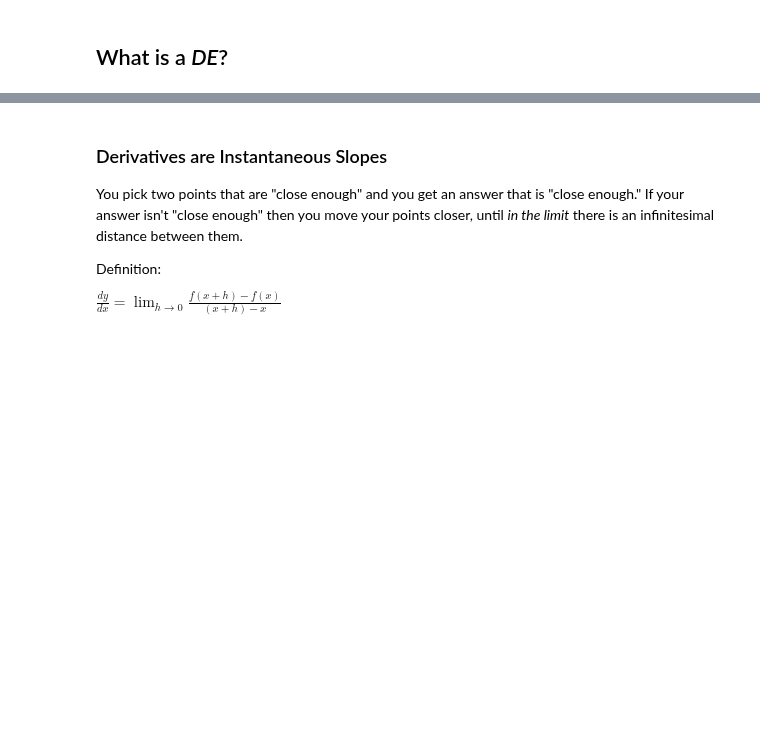
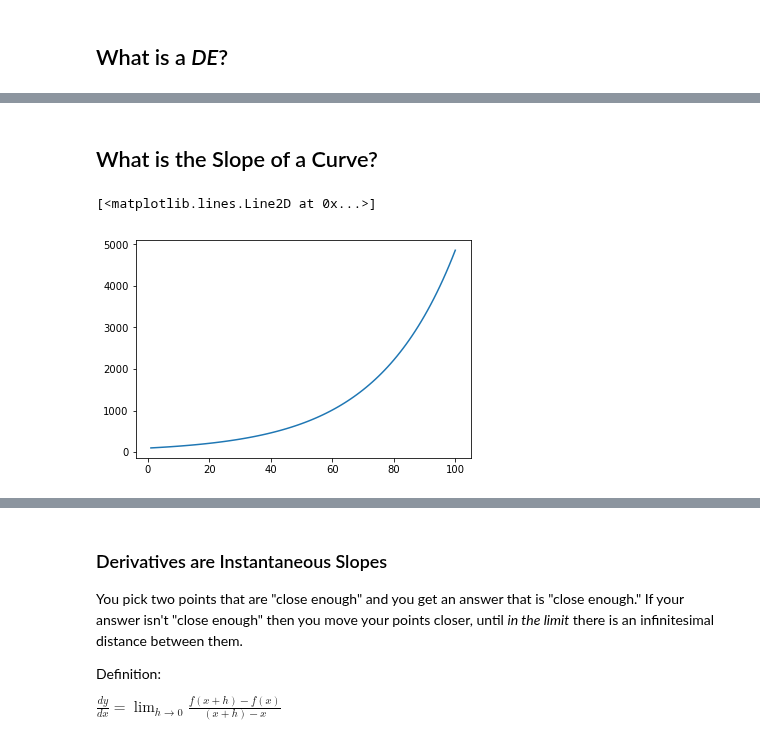
Before and after one commit to brittAnderson/compNeuroIntro420, a Jupyter notebook: notebooks/DE_Spikes/DEIntro.ipynb, the cells around one changed output, grey strips where cells are left out. Cells and saved outputs as stored; diff of their text form; code cells hidden in the pictures; blank space fills up the shorter version.

```diff
--- a/notebooks/DE_Spikes/DEIntro.ipynb
+++ b/notebooks/DE_Spikes/DEIntro.ipynb
@@ -16,0 +70,12 @@ $f'(x)$
+# %% [markdown]
+## What is the Slope of a Curve?
+# %%
+p = [100]
+r = 0.04
+i = np.linspace(1,100,100)
+for j in i:
+    p.append(p[-1]+p[-1]*r)
+plt.plot(i,p[0:100])
+# %% [output]
+[<matplotlib.lines.Line2D at 0x...>]
+[figure, added]
```
Also changed, not shown: parts of 47 cells of this notebook.
